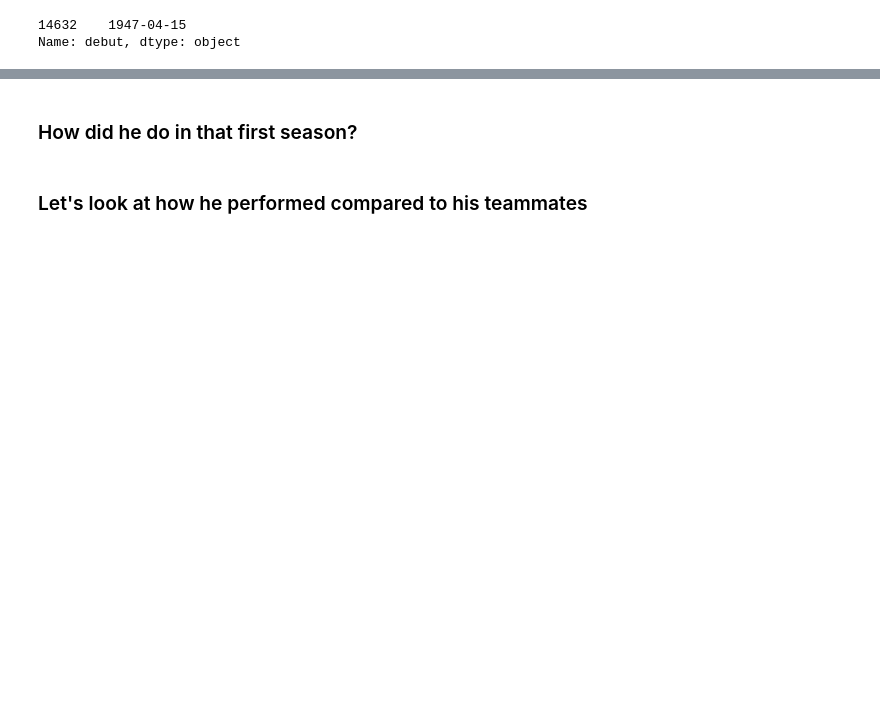
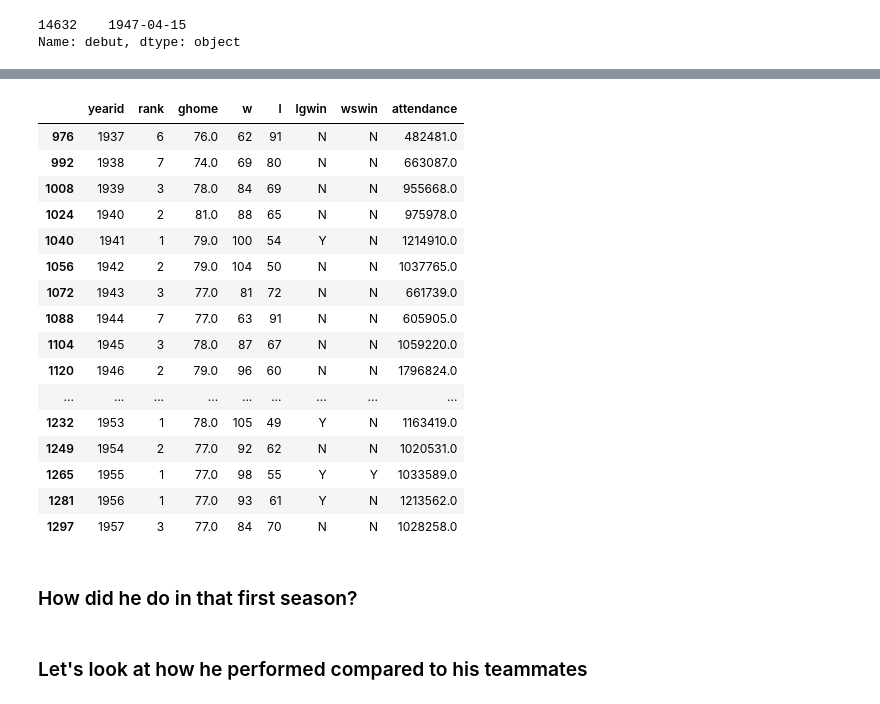
Before and after one commit to mwbarnesy/capstone, a Jupyter notebook: notebooks/lahman-mwb.ipynb, the cells around one changed output, grey strips where cells are left out. Saved outputs shown, nothing was run; the diff lists cells and outputs as text; code cells hidden in the pictures; blank space fills up the shorter version.

Commit message:
Pulled up attendance from 1937 to 1957.

```diff
--- a/notebooks/lahman-mwb.ipynb
+++ b/notebooks/lahman-mwb.ipynb
@@ -53,0 +96,4 @@ Name: debut, dtype: object
+# %%
+dodgers_teams_mask = (teams_df['yearid'] >= 1937) & (teams_df['yearid'] <= 1957) & (teams_df['teamid'] == 'BRO')
+# %%
+dodgers_teams = teams_df.loc[dodgers_teams_mask]
@@ -53,0 +110,2 @@ Name: debut, dtype: object
+# %%
+dodgers_record = dodgers_teams[['yearid', 'rank', 'ghome', 'w', 'l', 'lgwin', 'wswin', 'attendance']]
@@ -54,3 +132,23 @@ Name: debut, dtype: object
+# %%
+dodgers_record
+# %% [output]
+|  | yearid | rank | ghome | w | l | lgwin | wswin | attendance |
+| 976 | 1937 | 6 | 76.0 | 62 | 91 | N | N | 482481.0 |
+| 992 | 1938 | 7 | 74.0 | 69 | 80 | N | N | 663087.0 |
+| 1008 | 1939 | 3 | 78.0 | 84 | 69 | N | N | 955668.0 |
+| 1024 | 1940 | 2 | 81.0 | 88 | 65 | N | N | 975978.0 |
+| 1040 | 1941 | 1 | 79.0 | 100 | 54 | Y | N | 1214910.0 |
+| 1056 | 1942 | 2 | 79.0 | 104 | 50 | N | N | 1037765.0 |
+| 1072 | 1943 | 3 | 77.0 | 81 | 72 | N | N | 661739.0 |
+| 1088 | 1944 | 7 | 77.0 | 63 | 91 | N | N | 605905.0 |
+| 1104 | 1945 | 3 | 78.0 | 87 | 67 | N | N | 1059220.0 |
+| 1120 | 1946 | 2 | 79.0 | 96 | 60 | N | N | 1796824.0 |
+| ... | ... | ... | ... | ... | ... | ... | ... | ... |
+| 1232 | 1953 | 1 | 78.0 | 105 | 49 | Y | N | 1163419.0 |
+| 1249 | 1954 | 2 | 77.0 | 92 | 62 | N | N | 1020531.0 |
+| 1265 | 1955 | 1 | 77.0 | 98 | 55 | Y | Y | 1033589.0 |
+| 1281 | 1956 | 1 | 77.0 | 93 | 61 | Y | N | 1213562.0 |
+| 1297 | 1957 | 3 | 77.0 | 84 | 70 | N | N | 1028258.0 |
 # %% [markdown]
 ### How did he do in that first season?
 # %%
```
Also changed, not shown: parts of 18 cells of this notebook.
